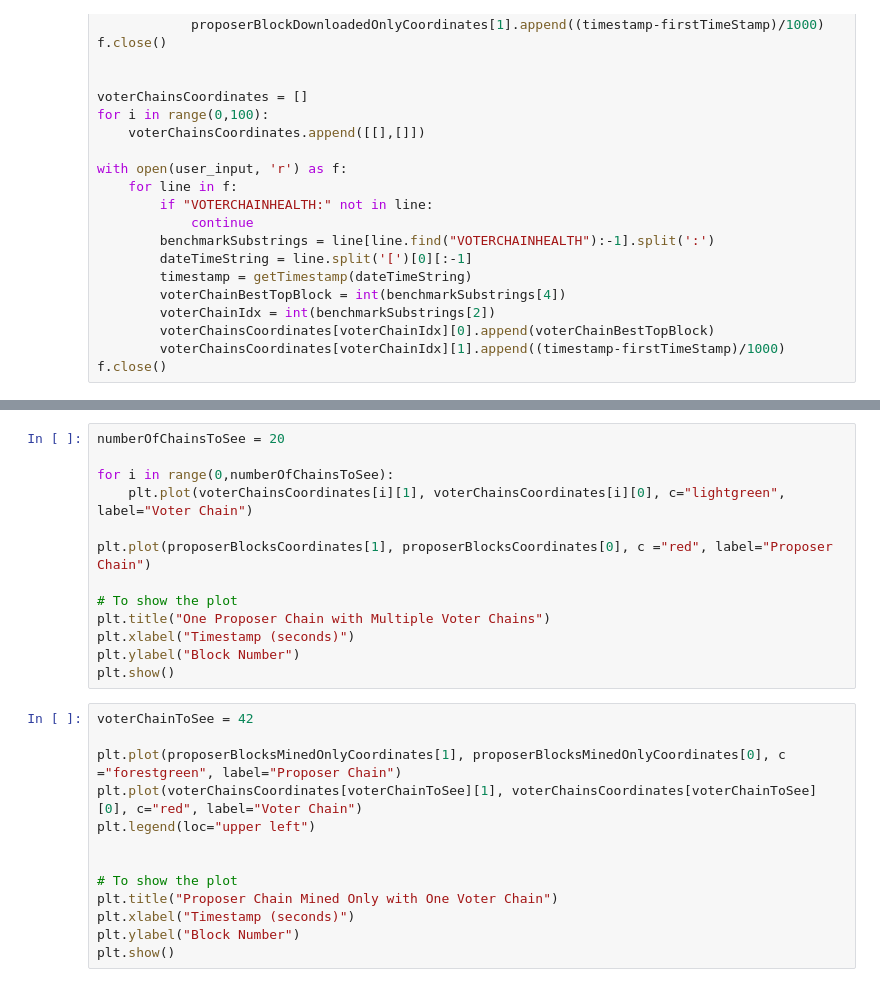
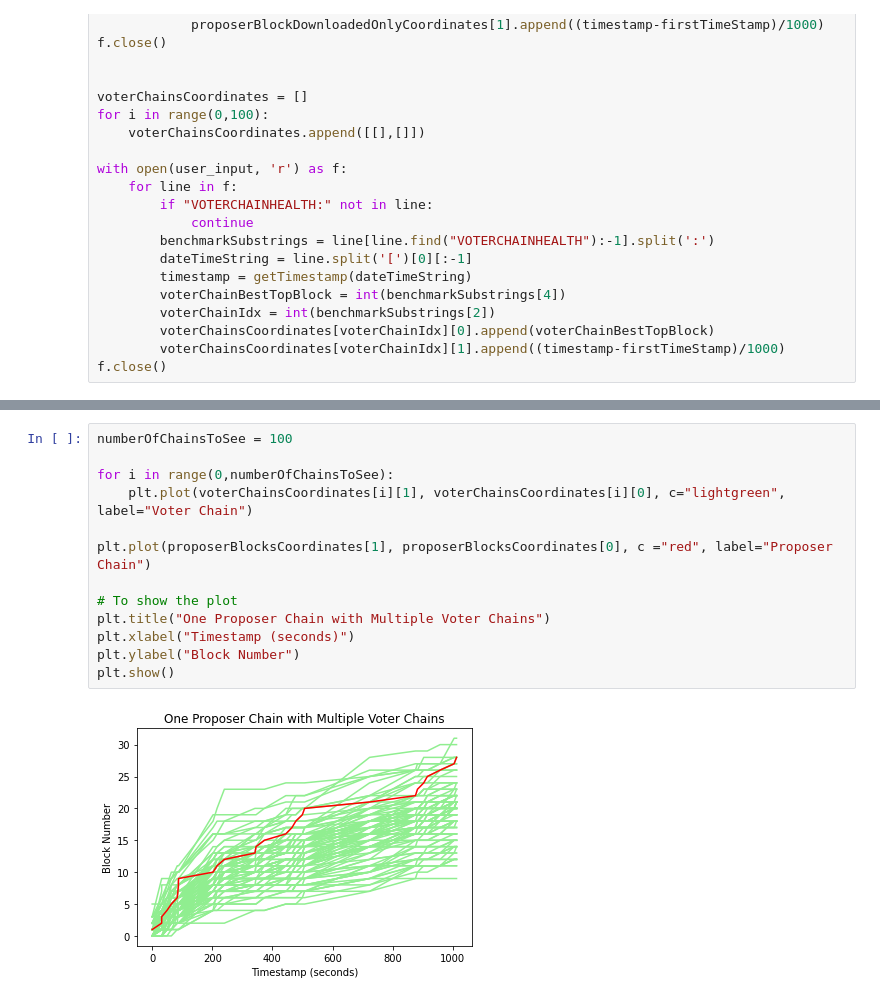
Before and after one commit to AtharvChandratre/PrismBenchmarkAnalyzer, a Jupyter notebook: analyzer.ipynb, the cells around one changed output, grey strips where cells are left out. Saved outputs shown, nothing was run; the diff lists cells and outputs as text.

```diff
--- a/analyzer.ipynb
+++ b/analyzer.ipynb
@@ -170,26 +218,15 @@ plt.show()
 # %%
-numberOfChainsToSee = 20
+numberOfChainsToSee = 100
 
 for i in range(0,numberOfChainsToSee):
     plt.plot(voterChainsCoordinates[i][1], voterChainsCoordinates[i][0], c="lightgreen", label="Voter Chain")
 
 plt.plot(proposerBlocksCoordinates[1], proposerBlocksCoordinates[0], c ="red", label="Proposer Chain")
 
 # To show the plot
 plt.title("One Proposer Chain with Multiple Voter Chains")
 plt.xlabel("Timestamp (seconds)")
 plt.ylabel("Block Number")
 plt.show()
+# %% [output]
+[figure, added]
-# %%
-voterChainToSee = 42
-
-plt.plot(proposerBlocksMinedOnlyCoordinates[1], proposerBlocksMinedOnlyCoordinates[0], c ="forestgreen", label="Proposer Chain")
-plt.plot(voterChainsCoordinates[voterChainToSee][1], voterChainsCoordinates[voterChainToSee][0], c="red", label="Voter Chain")
-plt.legend(loc="upper left")
-
-
-# To show the plot
-plt.title("Proposer Chain Mined Only with One Voter Chain")
-plt.xlabel("Timestamp (seconds)")
-plt.ylabel("Block Number")
-plt.show()
```
Also changed, not shown: parts of 10 cells of this notebook.
